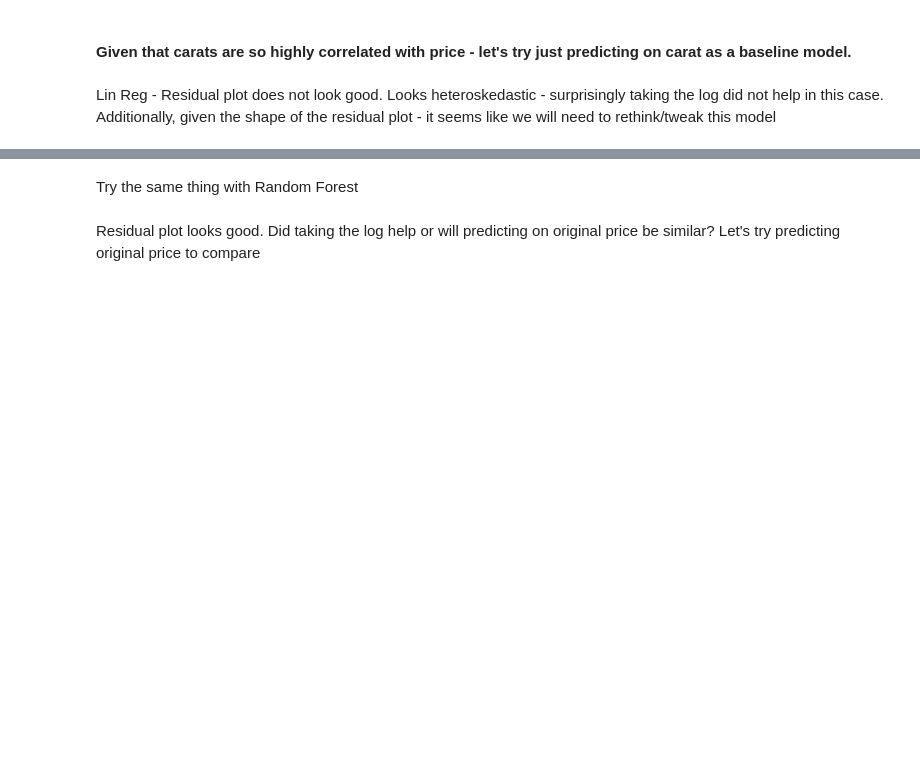
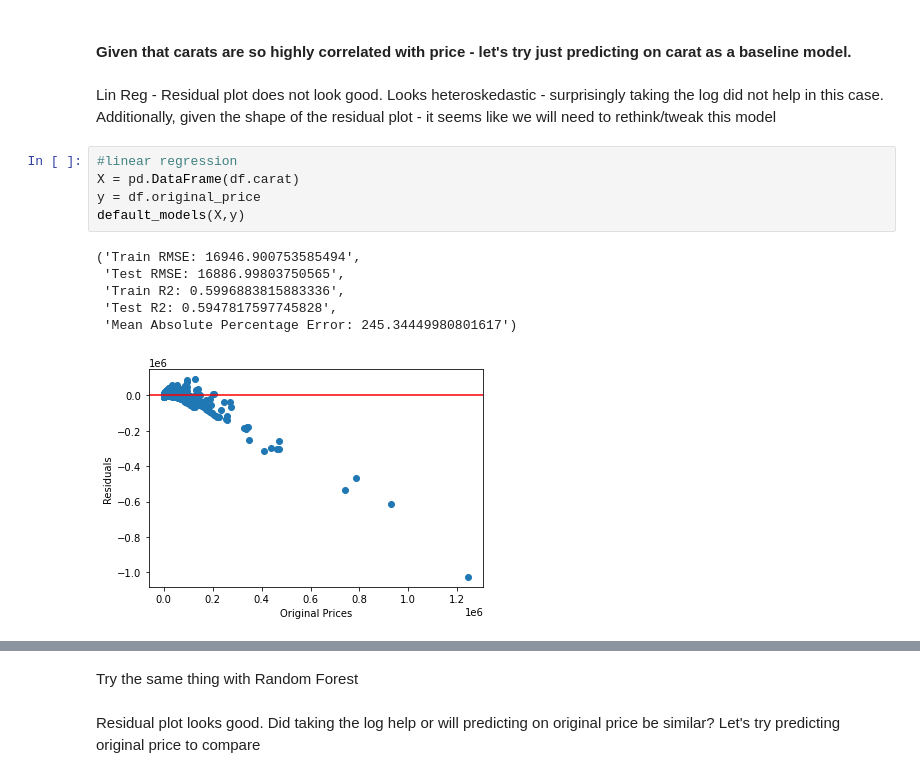
Before and after one commit to wjlau/Capstone2, a Jupyter notebook: predicting_diamond_prices_final.ipynb, the cells around one changed output, grey strips where cells are left out. Cells and saved outputs as stored; diff of their text form; blank space fills up the shorter version.

```diff
--- a/predicting_diamond_prices_final.ipynb
+++ b/predicting_diamond_prices_final.ipynb
@@ -238,6 +238,18 @@ def default_models(X,y, model=LinearRegression):
 # %% [markdown]
 Lin Reg - Residual plot does not look good. Looks heteroskedastic - surprisingly taking the log did not help in this case.
 Additionally, given the shape of the residual plot - it seems like we will need to rethink/tweak this model
+# %%
+#linear regression
+X = pd.DataFrame(df.carat)
+y = df.original_price
+default_models(X,y)
+# %% [output]
+('Train RMSE: 16946.900753585494',
+ 'Test RMSE: 16886.99803750565',
+ 'Train R2: 0.5996883815883336',
+ 'Test R2: 0.5947817597745828',
+ 'Mean Absolute Percentage Error: 245.34449980801617')
+[figure, added]
 # %%
 #linear regression
 X = pd.DataFrame(df.carat)
```
Also changed, not shown: parts of 16 cells of this notebook.
